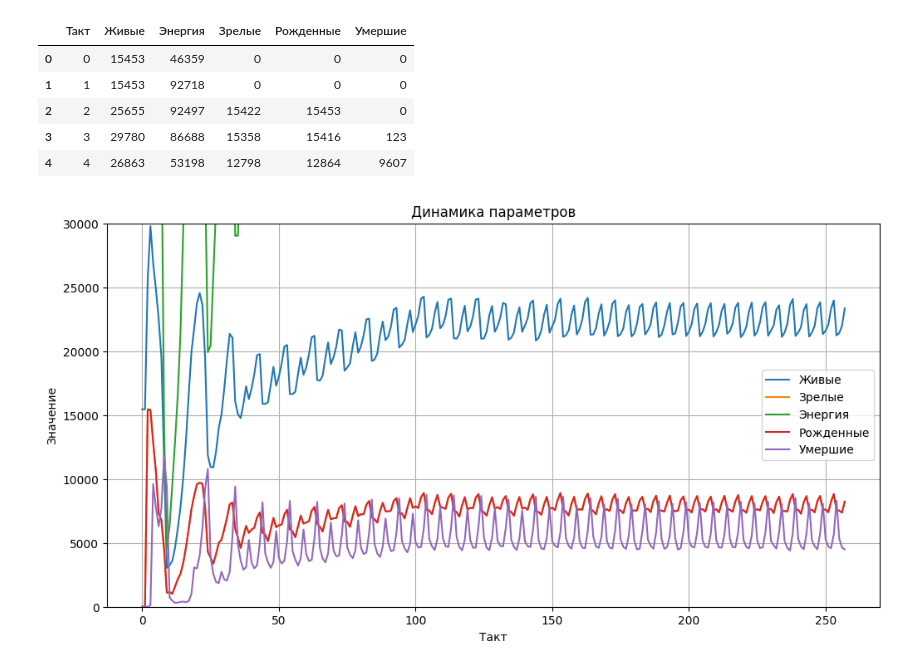
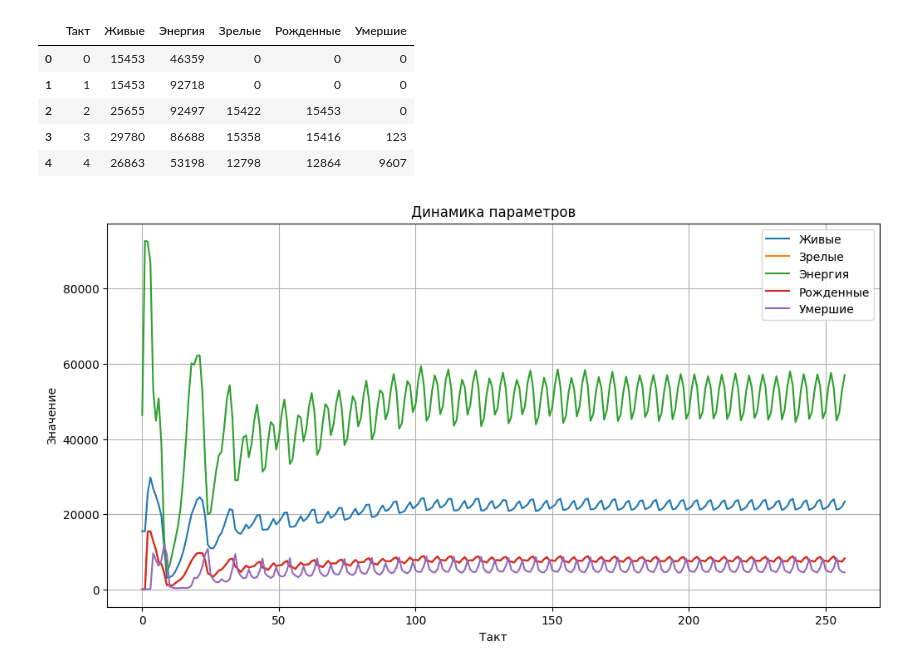
Before and after one commit to Mis-prog/matmod-8sem, a Jupyter notebook: lab2/src/organisms_2_anal.ipynb, the cells around one changed output. Drawn from its saved outputs; the diff is of its cells as text; code cells hidden in the pictures.

```diff
--- a/lab2/src/organisms_2_anal.ipynb
+++ b/lab2/src/organisms_2_anal.ipynb
@@ -34,14 +33,14 @@ df.head()
 # %%
 plt.figure(figsize=(12, 6))
 for col in ["Живые", "Зрелые", "Энергия", "Рожденные", "Умершие"]:
     plt.plot(df["Такт"], df[col], label=col)
 plt.legend()
 plt.xlabel("Такт")
 plt.ylabel("Значение")
 plt.grid(True)
 plt.title("Динамика параметров")
-plt.ylim(0,3e4)
+# plt.ylim(0,3e4)
 # plt.xlim(100,110)
 plt.show()
 # %% [output]
-[figure, old version]
+[figure, new version]
```
Also changed, not shown: parts of 7 cells of this notebook, 5 other files.
